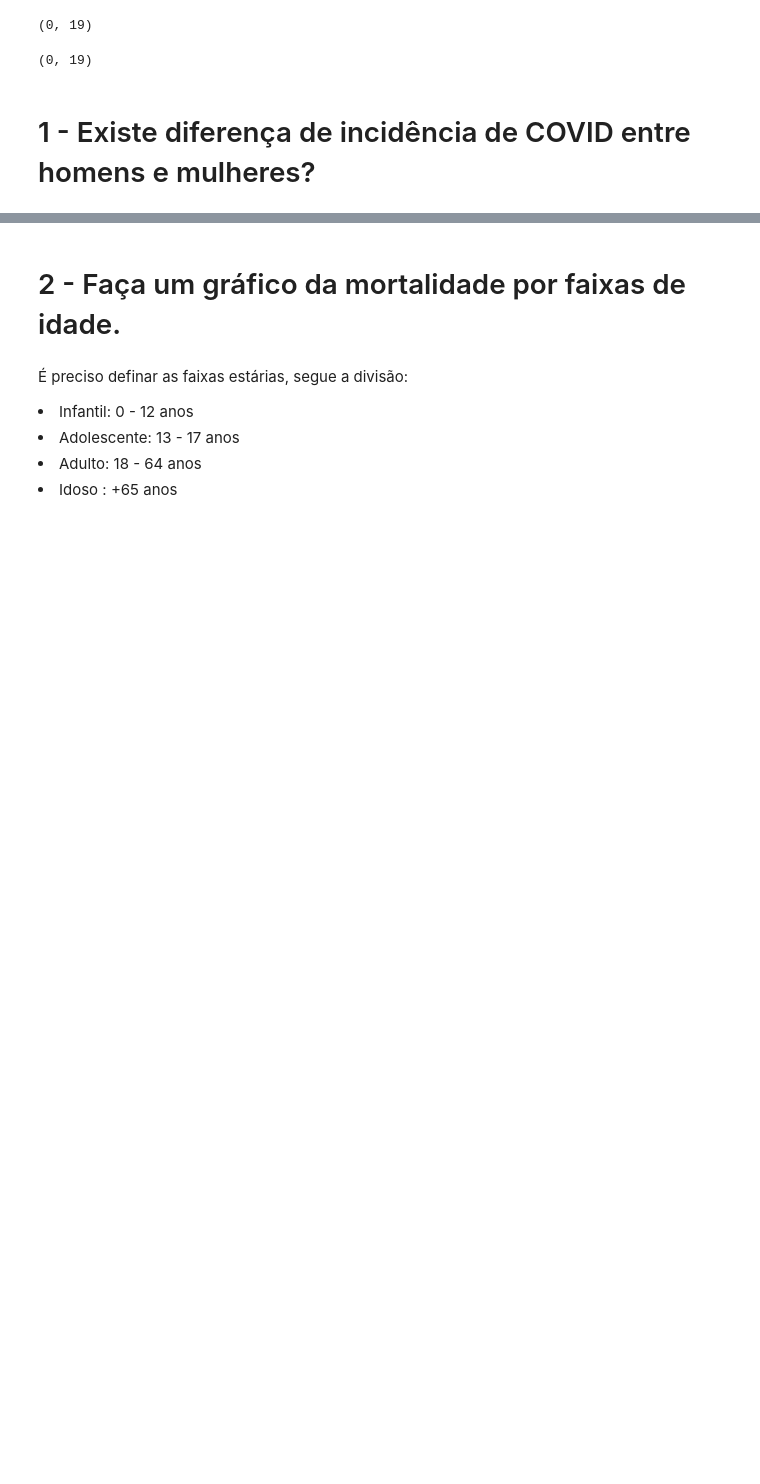
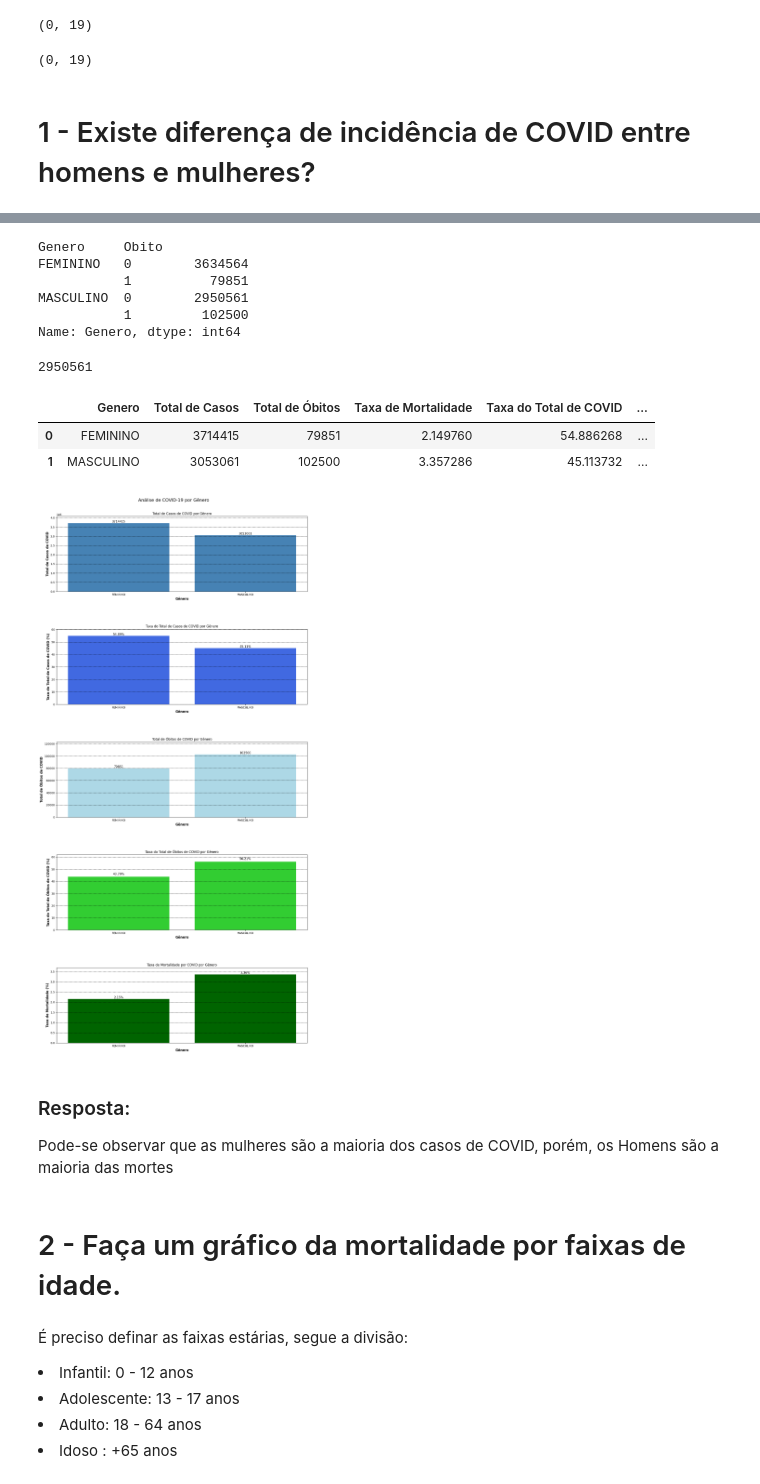
Before and after one commit to Daniel-Sottovia/Absolute, a Jupyter notebook: Controle de Versao/analisa_1.ipynb, the cells around one changed output, grey strips where cells are left out. Drawn from its saved outputs; the diff is of its cells as text; code cells hidden in the pictures; blank space fills up the shorter version.

Commit message:
Update analisa_1.ipynb
Quase finalizando a pergunta 1 e exclui o desenvolvimento da questão 4, ela ficará exclusiva no arquivo separado.

```diff
--- a/Controle de Versao/analisa_1.ipynb
+++ b/Controle de Versao/analisa_1.ipynb
@@ -138,0 +155,3 @@ print(filtro_idade_genero.shape)
+# %%
+exercicio_1 = ler_csv()
+exercicio_1.head()
@@ -138,0 +209,27 @@ print(filtro_idade_genero.shape)
+# %%
+def tratamento_coluna_genero(df_dados):
+
+    # Realizar o tratamento de excluir as linhas que são vazias na coluna 'Idade'
+    try:
+        # Verificar se a coluna 'Idade' existe no DataFrame
+        if 'Genero' not in df_dados.columns:
+            raise KeyError("A coluna 'Genero' não existe no DataFrame.")
+
+        # Excluir linhas com NaN na coluna 'Idade'
+        df_dados = df_dados.dropna(subset=['Genero'])
+
+        # Exculir linhas que divergem de "FEMININO" e "MASCULINO"
+        df_dados['Genero'] = df_dados['Genero'].astype(str)
+        df_dados = df_dados[(df_dados['Genero'] != "INDEFINIDO") & (df_dados['Genero'] != "IGNORADO")]
+
+        # Resetar os índices do DataFrame
+        df_dados = df_dados.reset_index(drop=True)
+
+    except KeyError as e:
+        print(f"Erro de chave: {e}")
+    except Exception as e:
+        print(f"Ocorreu um erro ao realizar o tratamento dos dados: {e}")
+
+    return df_dados
+# %%
+novo_exercicio_1 = tratamento_coluna_genero(df_dados=exercicio_1)
@@ -138,0 +248,14 @@ print(filtro_idade_genero.shape)
+# %%
+grupo = novo_exercicio_1.groupby(['Genero', 'Obito'])['Genero'].count()
+print(grupo)
+# %% [output]
+Genero     Obito
+FEMININO   0        3634564
+           1          79851
+MASCULINO  0        2950561
+           1         102500
+Name: Genero, dtype: int64
+# %%
+grupo.loc['MASCULINO',0]
+# %% [output]
+2950561
@@ -139,3 +396,19 @@ print(filtro_idade_genero.shape)
+# %%
+planilha_grafico_ex_1 = casos_covid_obito(df_dados=novo_exercicio_1)
+# %%
+display(planilha_grafico_ex_1)
+# %% [output]
+|  | Genero | Total de Casos | Total de Óbitos | Taxa de Mortalidade | Taxa do Total de COVID | ... |
+| 0 | FEMININO | 3714415 | 79851 | 2.149760 | 54.886268 | ... |
+| 1 | MASCULINO | 3053061 | 102500 | 3.357286 | 45.113732 | ... |
+# %%
+grafico_taxa_mortalidade(df_dados=planilha_grafico_ex_1)
+# %% [output]
+[figure, added]
+# %% [markdown]
+### Resposta:
+
+Pode-se observar que as mulheres são a maioria dos casos de COVID, porém, os Homens são a maioria das mortes
 # %% [markdown]
 # 2 - Faça um gráfico da mortalidade por faixas de idade.
 # %% [markdown]
```
Also changed, not shown: parts of 34 cells of this notebook.
